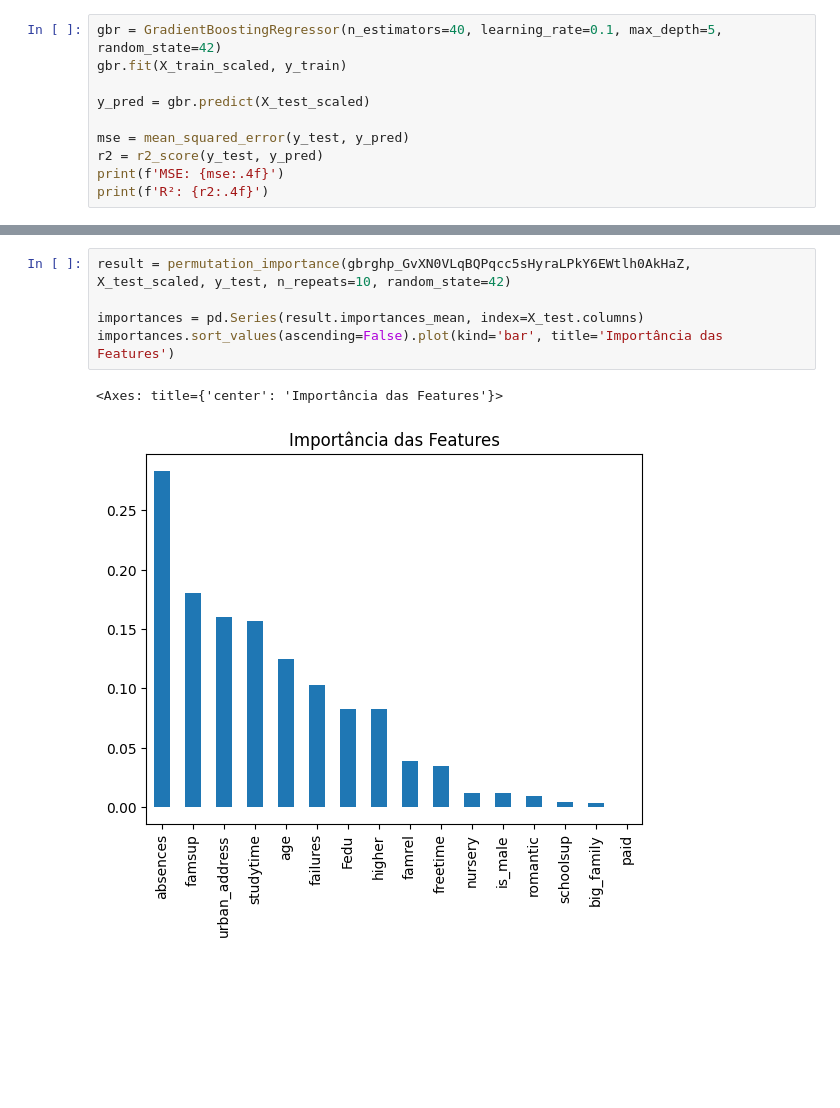
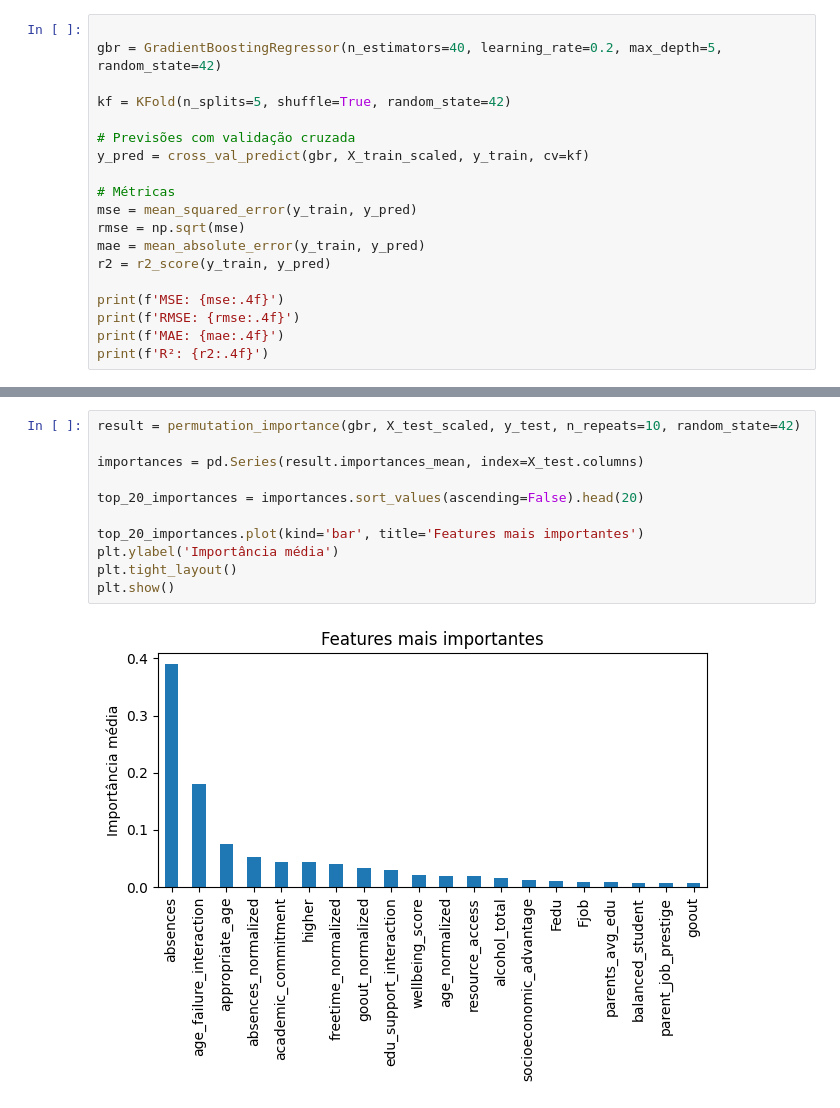
Before and after one commit to vitkenji/student-performance-regressor, a Jupyter notebook: regression-models/gradientboosting_regressor.ipynb, the cells around one changed output, grey strips where cells are left out. Drawn from its saved outputs; the diff is of its cells as text; blank space fills up the shorter version.

Commit message:
import of files

```diff
--- a/regression-models/gradientboosting_regressor.ipynb
+++ b/regression-models/gradientboosting_regressor.ipynb
@@ -35,13 +21,22 @@ scaler = StandardScaler()
 X_train_scaled = scaler.fit_transform(X_train)
 X_test_scaled = scaler.transform(X_test)
 # %%
-gbr = GradientBoostingRegressor(n_estimators=40, learning_rate=0.1, max_depth=5, random_state=42)
-gbr.fit(X_train_scaled, y_train)
 
-y_pred = gbr.predict(X_test_scaled)
+gbr = GradientBoostingRegressor(n_estimators=40, learning_rate=0.2, max_depth=5, random_state=42)
 
-mse = mean_squared_error(y_test, y_pred)
-r2 = r2_score(y_test, y_pred)
+kf = KFold(n_splits=5, shuffle=True, random_state=42)
+
+# Previsões com validação cruzada
+y_pred = cross_val_predict(gbr, X_train_scaled, y_train, cv=kf)
+
+# Métricas
+mse = mean_squared_error(y_train, y_pred)
+rmse = np.sqrt(mse)
+mae = mean_absolute_error(y_train, y_pred)
+r2 = r2_score(y_train, y_pred)
+
 print(f'MSE: {mse:.4f}')
+print(f'RMSE: {rmse:.4f}')
+print(f'MAE: {mae:.4f}')
 print(f'R²: {r2:.4f}')
 # %% [output]
@@ -82,8 +79,13 @@ R² (Teste): 0.7397
 # %%
-result = permutation_importance(gbr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, X_test_scaled, y_test, n_repeats=10, random_state=42)
+result = permutation_importance(gbr, X_test_scaled, y_test, n_repeats=10, random_state=42)
 
 importances = pd.Series(result.importances_mean, index=X_test.columns)
-importances.sort_values(ascending=False).plot(kind='bar', title='Importância das Features')
+
+top_20_importances = importances.sort_values(ascending=False).head(20)
+
+top_20_importances.plot(kind='bar', title='Features mais importantes')
+plt.ylabel('Importância média')
+plt.tight_layout()
+plt.show()
 # %% [output]
-<Axes: title={'center': 'Importância das Features'}>
-[figure, old version]
+[figure, new version]
```
Also changed, not shown: parts of 6 cells of this notebook, 13 other files.
